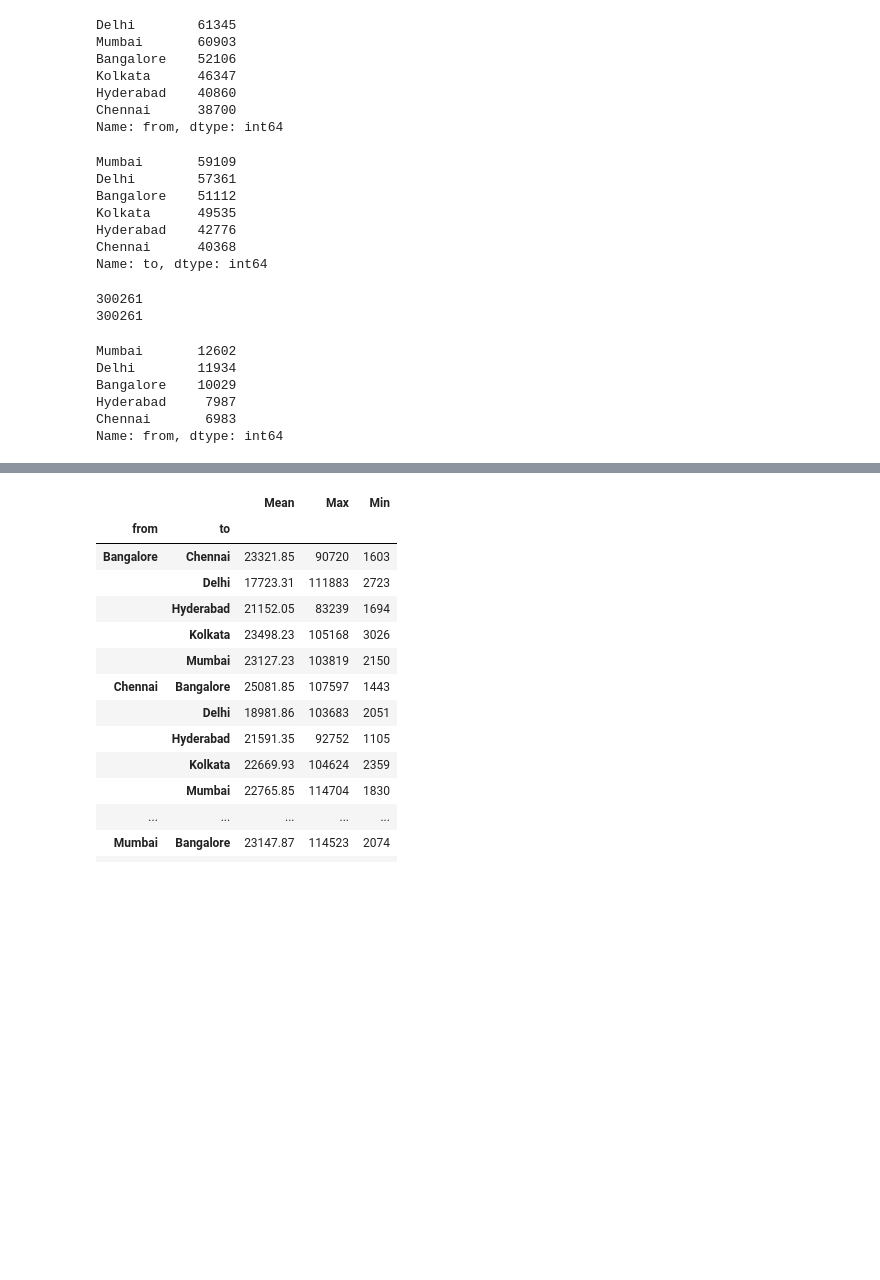
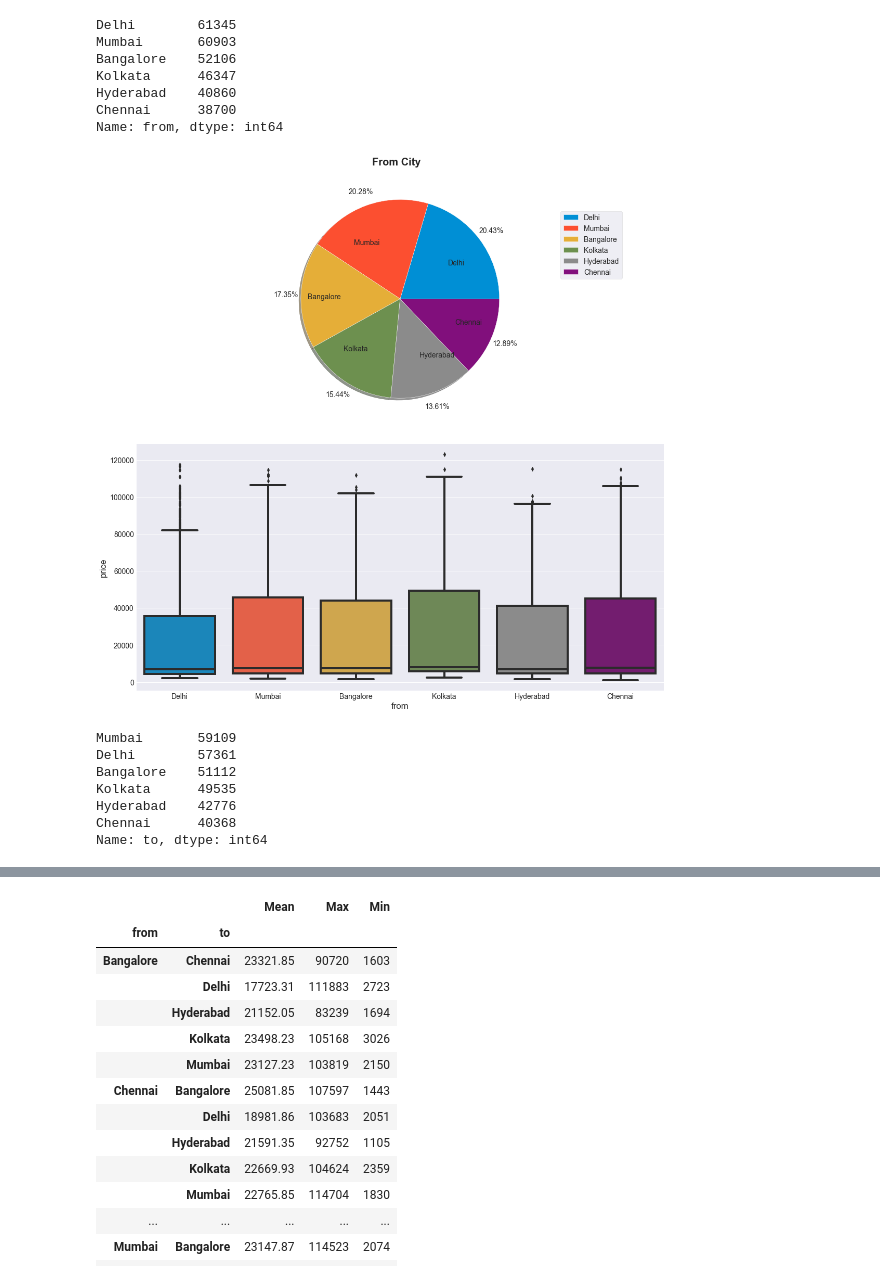
Before and after one commit to deepbdoshi/Flight-Price-Prediction, a Jupyter notebook: Flight Price Prediction.ipynb, the cells around one changed output, grey strips where cells are left out. Cells and saved outputs as stored; diff of their text form; code cells hidden in the pictures; blank space fills up the shorter version.

```diff
--- a/Flight Price Prediction.ipynb
+++ b/Flight Price Prediction.ipynb
@@ -261,6 +287,10 @@ Kolkata      46347
 Hyderabad    40860
 Chennai      38700
 Name: from, dtype: int64
+# %%
+pie_box_plot('from', 'From City')
+# %% [output]
+[figure, added]
 # %%
 clean_created_df['to'].value_counts()
 # %% [output]
@@ -271,19 +301,3 @@ Kolkata      49535
 Hyderabad    42776
 Chennai      40368
 Name: to, dtype: int64
-# %%
-print(61345 + 60903 + 52106 + 46347 + 40860 + 38700)
-print(59109 + 57361 + 51112 + 49535 + 42776 + 40368)
-# %% [output]
-300261
-300261
-# %%
-to_mumbai = clean_created_df[clean_created_df['to'] == "Kolkata"]
-to_mumbai["from"].value_counts()
-# %% [output]
-Mumbai       12602
-Delhi        11934
-Bangalore    10029
-Hyderabad     7987
-Chennai       6983
-Name: from, dtype: int64
```
Also changed, not shown: parts of 28 cells of this notebook.
